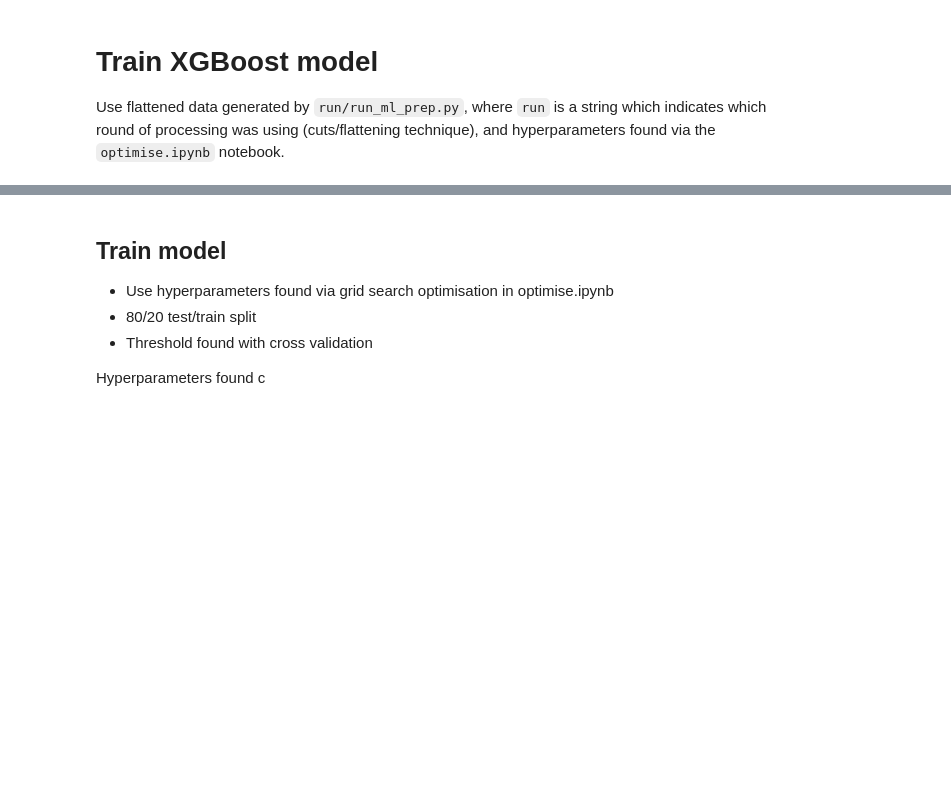
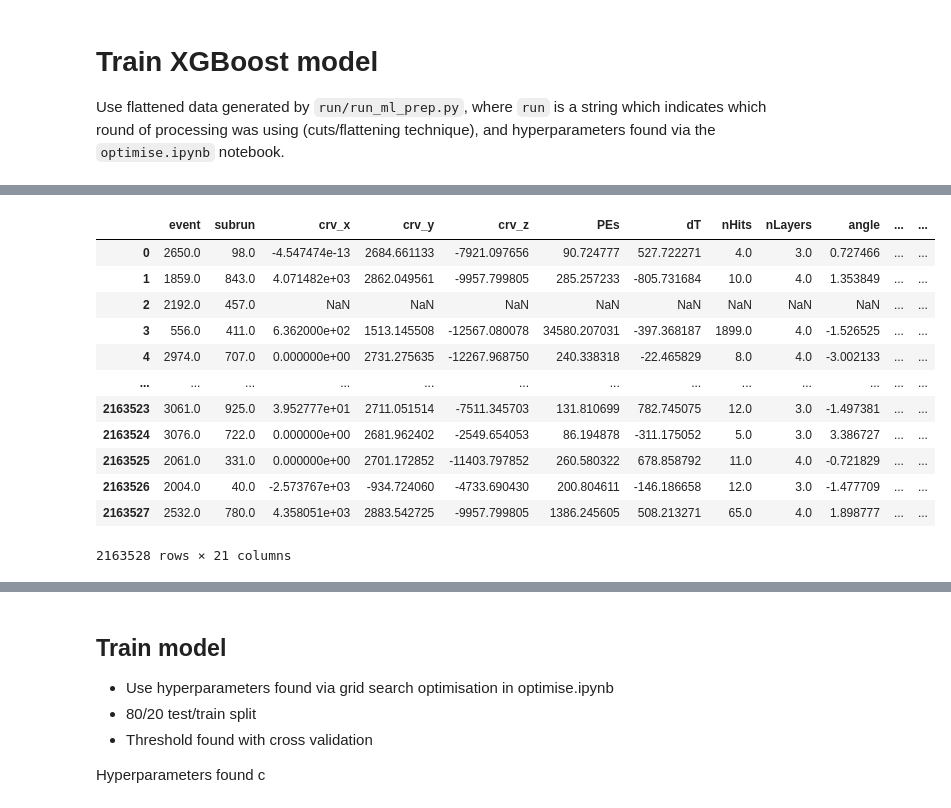
Before and after one commit to sam-grant/mu2e-cosmic, a Jupyter notebook: notebooks/ml/xgboost/train.ipynb, the cells around one changed output, grey strips where cells are left out. Saved outputs shown, nothing was run; the diff lists cells and outputs as text; code cells hidden in the pictures; blank space fills up the shorter version.

```diff
--- a/notebooks/ml/xgboost/train.ipynb
+++ b/notebooks/ml/xgboost/train.ipynb
@@ -52,0 +55,16 @@ asm.draw_features()
+# %%
+data["df_full"]
+# %% [output]
+|  | event | subrun | crv_x | crv_y | crv_z | PEs | dT | nHits | nLayers | angle | ... | ... |
+| 0 | 2650.0 | 98.0 | -4.547474e-13 | 2684.661133 | -7921.097656 | 90.724777 | 527.722271 | 4.0 | 3.0 | 0.727466 | ... | ... |
+| 1 | 1859.0 | 843.0 | 4.071482e+03 | 2862.049561 | -9957.799805 | 285.257233 | -805.731684 | 10.0 | 4.0 | 1.353849 | ... | ... |
+| 2 | 2192.0 | 457.0 | NaN | NaN | NaN | NaN | NaN | NaN | NaN | NaN | ... | ... |
+| 3 | 556.0 | 411.0 | 6.362000e+02 | 1513.145508 | -12567.080078 | 34580.207031 | -397.368187 | 1899.0 | 4.0 | -1.526525 | ... | ... |
+| 4 | 2974.0 | 707.0 | 0.000000e+00 | 2731.275635 | -12267.968750 | 240.338318 | -22.465829 | 8.0 | 4.0 | -3.002133 | ... | ... |
+| ... | ... | ... | ... | ... | ... | ... | ... | ... | ... | ... | ... | ... |
+| 2163523 | 3061.0 | 925.0 | 3.952777e+01 | 2711.051514 | -7511.345703 | 131.810699 | 782.745075 | 12.0 | 3.0 | -1.497381 | ... | ... |
+| 2163524 | 3076.0 | 722.0 | 0.000000e+00 | 2681.962402 | -2549.654053 | 86.194878 | -311.175052 | 5.0 | 3.0 | 3.386727 | ... | ... |
+| 2163525 | 2061.0 | 331.0 | 0.000000e+00 | 2701.172852 | -11403.797852 | 260.580322 | 678.858792 | 11.0 | 4.0 | -0.721829 | ... | ... |
+| 2163526 | 2004.0 | 40.0 | -2.573767e+03 | -934.724060 | -4733.690430 | 200.804611 | -146.186658 | 12.0 | 3.0 | -1.477709 | ... | ... |
+| 2163527 | 2532.0 | 780.0 | 4.358051e+03 | 2883.542725 | -9957.799805 | 1386.245605 | 508.213271 | 65.0 | 4.0 | 1.898777 | ... | ... |
+2163528 rows × 21 columns
```
Also changed, not shown: parts of 8 cells of this notebook, 2 other files.
